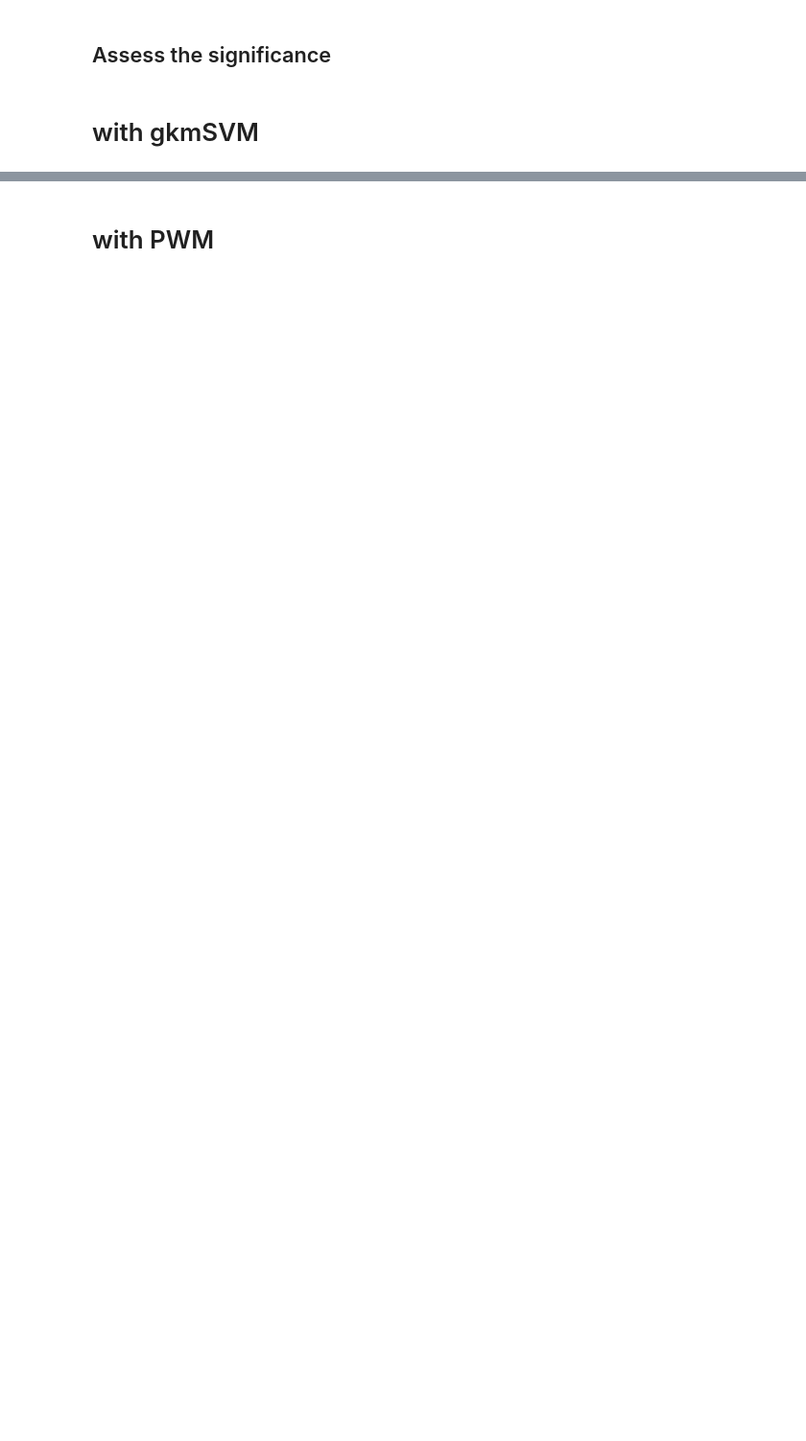
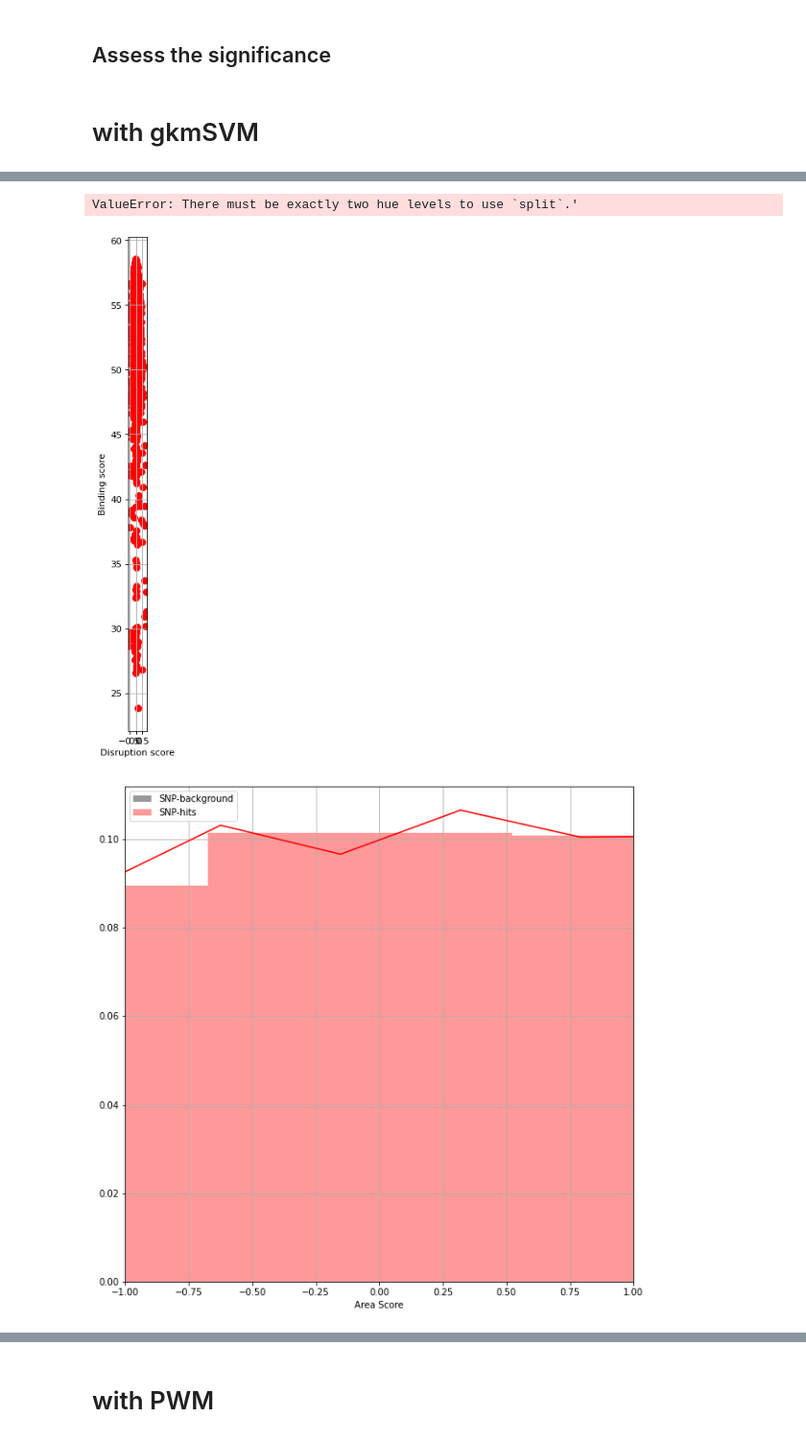
Before and after one commit to DoroteaSavariso98/MotifRaptor_gkmSVM, a Jupyter notebook: abstract/notebook_RUNX3.ipynb, the cells around one changed output, grey strips where cells are left out. Shown at 96% size. Drawn from its saved outputs; the diff is of its cells as text; code cells hidden in the pictures; blank space fills up the shorter version.

```diff
--- a/abstract/notebook_RUNX3.ipynb
+++ b/abstract/notebook_RUNX3.ipynb
@@ -81,0 +240,10 @@ Dual p-value: 0.9649152146297851
+# %%
+snp_motif_result_file='gkm/target/RUNX3/RUNX3.scores'
+bg_score_folder='gkm/bg/RUNX3/'
+motif_id_name="RUNX3"
+pngfilename="plot_distribution_"+motif_id_name+".png"
+plot_motif_specific_main(snp_motif_result_file, bg_score_folder, motif_id_name, pngfilename)
+# %% [output]
+ValueError: There must be exactly two hue levels to use `split`.'
+[figure, added]
+[figure, added]
```
Also changed, not shown: parts of 11 cells of this notebook, 1 other file.
